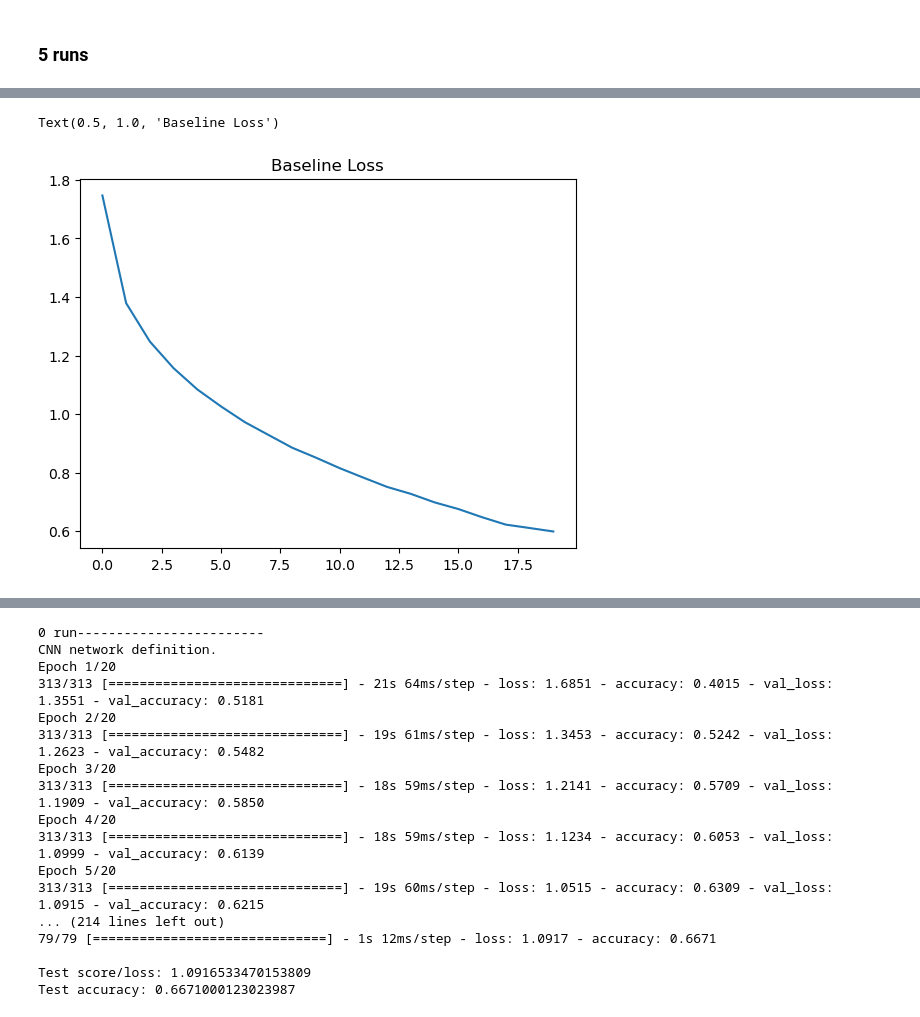
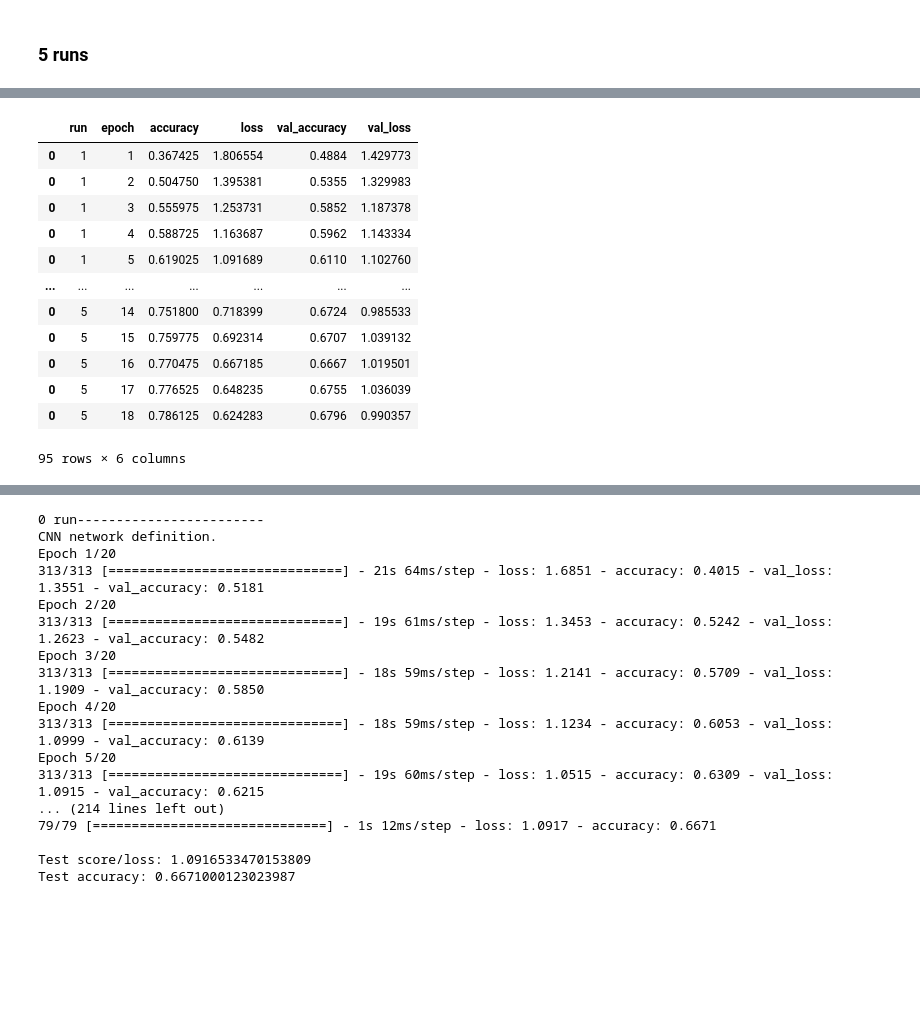
Before and after one commit to mm849/Computer-Vision-Classification, a Jupyter notebook: notebooks/trial3.ipynb, the cells around one changed output, grey strips where cells are left out. Drawn from its saved outputs; the diff is of its cells as text; code cells hidden in the pictures; blank space fills up the shorter version.

```diff
--- a/notebooks/trial3.ipynb
+++ b/notebooks/trial3.ipynb
@@ -408,6 +410,16 @@ Text(0.5, 1.0, 'Baseline Accuracy')
-# %%
-loss_df_base.mean(axis=1).plot()
-plt.title('Baseline Loss')
-# %% [output]
-Text(0.5, 1.0, 'Baseline Loss')
-[figure, removed]
+# %%
+history_df_base
+# %% [output]
+|  | run | epoch | accuracy | loss | val_accuracy | val_loss |
+| 0 | 1 | 1 | 0.367425 | 1.806554 | 0.4884 | 1.429773 |
+| 0 | 1 | 2 | 0.504750 | 1.395381 | 0.5355 | 1.329983 |
+| 0 | 1 | 3 | 0.555975 | 1.253731 | 0.5852 | 1.187378 |
+| 0 | 1 | 4 | 0.588725 | 1.163687 | 0.5962 | 1.143334 |
+| 0 | 1 | 5 | 0.619025 | 1.091689 | 0.6110 | 1.102760 |
+| ... | ... | ... | ... | ... | ... | ... |
+| 0 | 5 | 14 | 0.751800 | 0.718399 | 0.6724 | 0.985533 |
+| 0 | 5 | 15 | 0.759775 | 0.692314 | 0.6707 | 1.039132 |
+| 0 | 5 | 16 | 0.770475 | 0.667185 | 0.6667 | 1.019501 |
+| 0 | 5 | 17 | 0.776525 | 0.648235 | 0.6755 | 1.036039 |
+| 0 | 5 | 18 | 0.786125 | 0.624283 | 0.6796 | 0.990357 |
+95 rows × 6 columns
```
Also changed, not shown: parts of 6 cells of this notebook.
